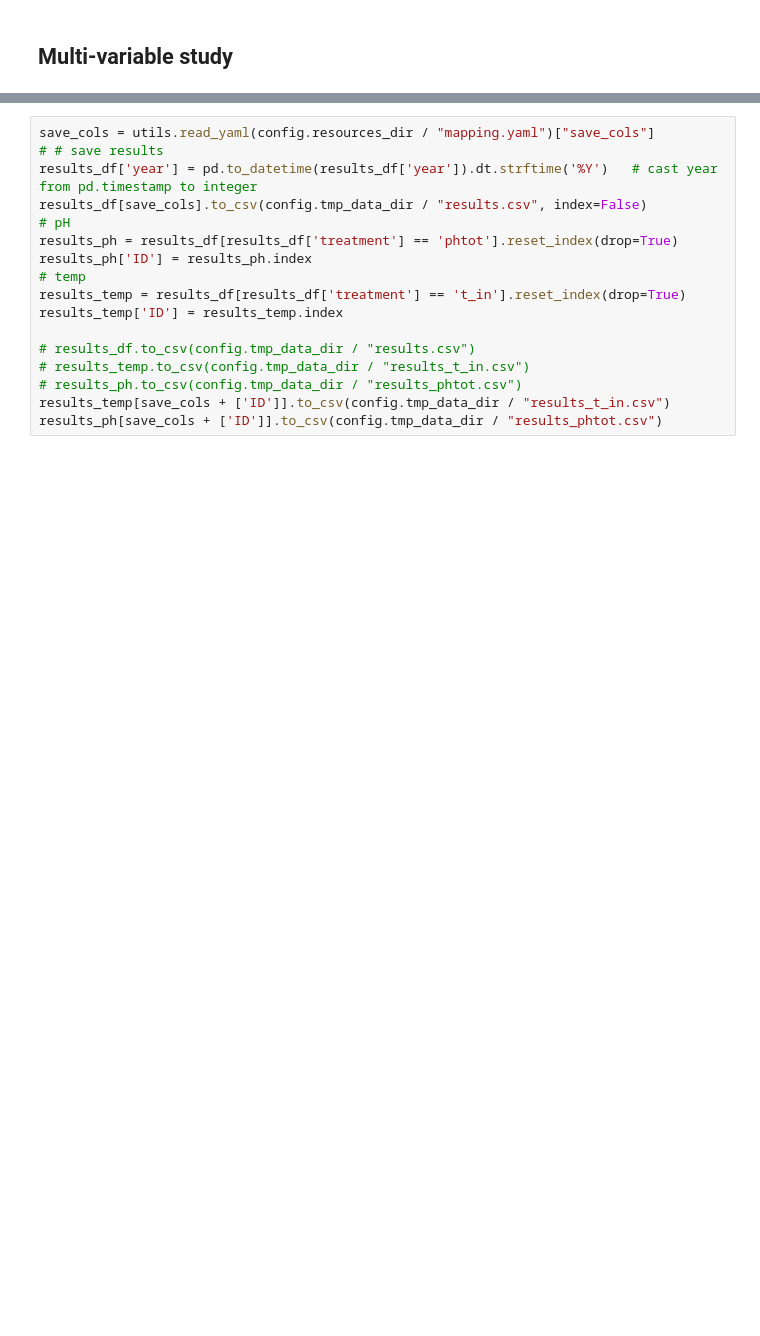
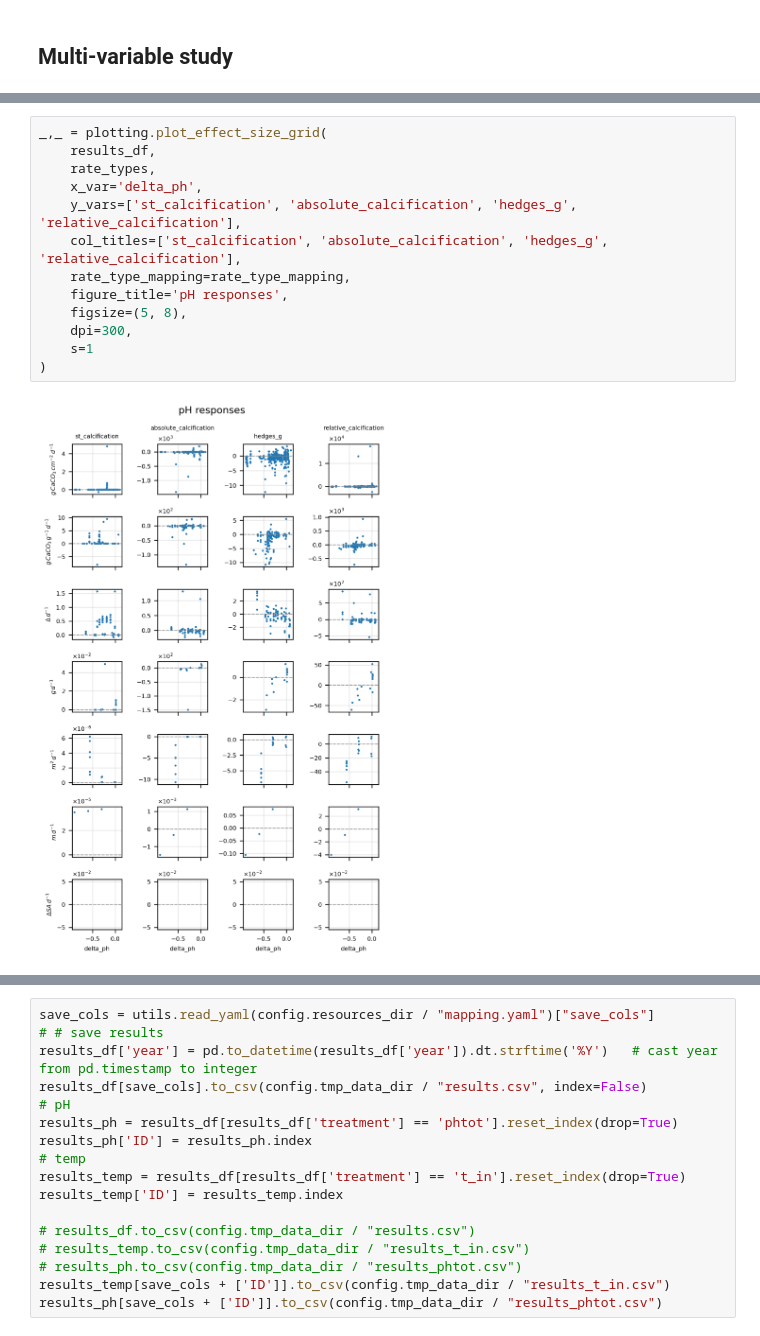
Before and after one commit to orlando-code/calc-rates, a Jupyter notebook: notebooks/analysis.ipynb, the cells around one changed output, grey strips where cells are left out. Drawn from its saved outputs; the diff is of its cells as text; blank space fills up the shorter version.

```diff
--- a/notebooks/analysis.ipynb
+++ b/notebooks/analysis.ipynb
@@ -160,0 +130,15 @@ Missing data for relative_calcification calculation. mu_t: 0.226, mu_c: 0.255, s
+# %%
+_,_ = plotting.plot_effect_size_grid(
+    results_df,
+    rate_types,
+    x_var='delta_ph',
+    y_vars=['st_calcification', 'absolute_calcification', 'hedges_g', 'relative_calcification'],
+    col_titles=['st_calcification', 'absolute_calcification', 'hedges_g', 'relative_calcification'],
+    rate_type_mapping=rate_type_mapping,
+    figure_title='pH responses',
+    figsize=(5, 8),
+    dpi=300,
+    s=1
+)
+# %% [output]
+[figure, added]
```
Also changed, not shown: parts of 40 cells of this notebook.
